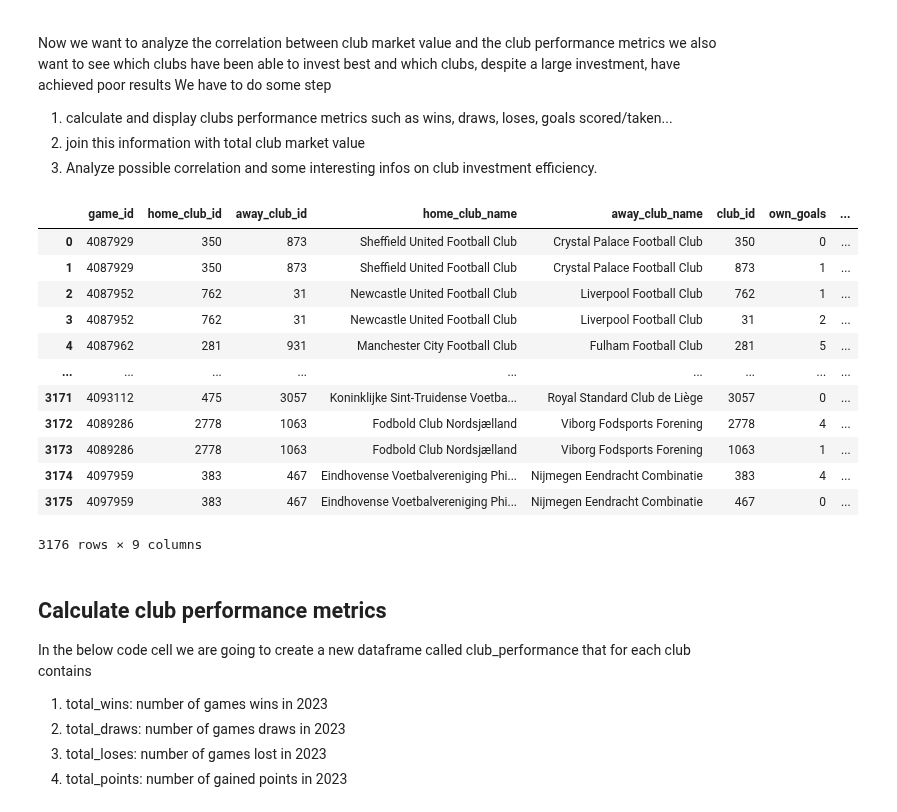
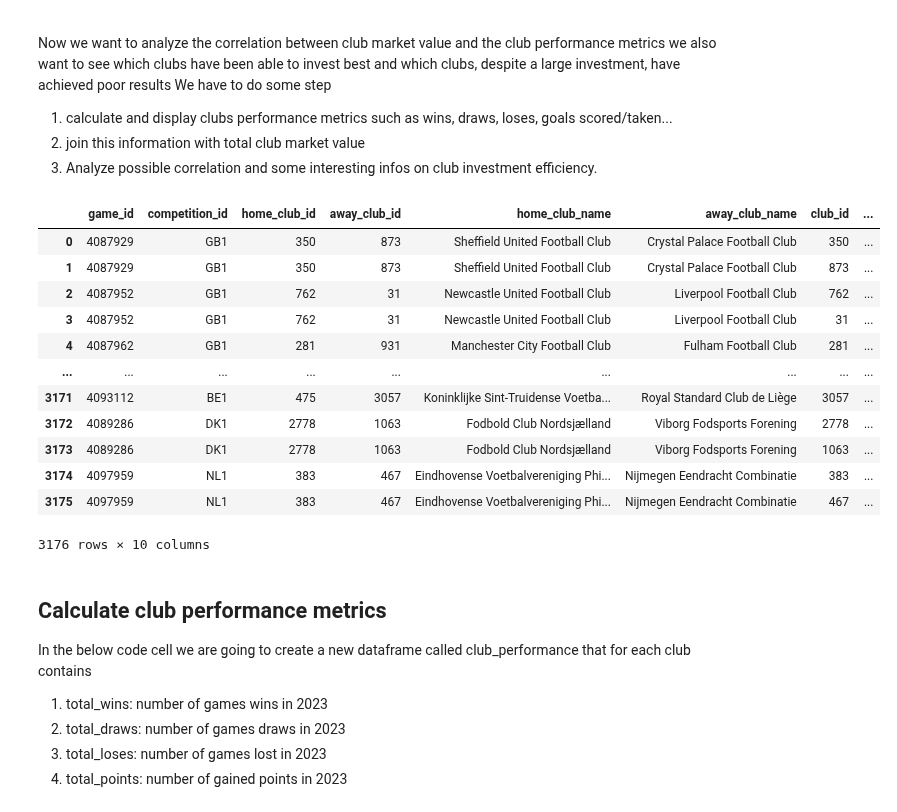
Before and after one commit to BonincontroL/IumTweb_project, a Jupyter notebook: solution/DataAnalysis/JupyterNotebooks/player_valuations.ipynb, the cells around one changed output. Drawn from its saved outputs; the diff is of its cells as text; code cells hidden in the pictures.

```diff
--- a/solution/DataAnalysis/JupyterNotebooks/player_valuations.ipynb
+++ b/solution/DataAnalysis/JupyterNotebooks/player_valuations.ipynb
@@ -238,30 +238,30 @@ We have to do some step
 # %%
 #load data from MongoDB database
 client = MongoClient('mongodb://localhost:27017/')
 db=client['MongoDB_project']
 collection_clubgames = db['clubgames']
 collection_games = db['games']
 documents_clubgames = collection_clubgames.find({},{'_id':0, 'game_id':1, 'club_id':1, 'own_goals':1, 'opponent_goals':1, 'is_win':1})
 selected_competitions=['DK1','ES1','FR1','IT1','NL1','PO1','GB1','UKR1','GR1','TR1','L1','RU1','SC1','BE1']
-documents_games = collection_games.find({'season':2023, 'competition_id':{'$in':selected_competitions}},{'_id':0, 'game_id':1,'home_club_name':1, 'away_club_name':1, 'home_club_id':1, 'away_club_id':1})
+documents_games = collection_games.find({'season':2023, 'competition_id':{'$in':selected_competitions}},{'_id':0, 'game_id':1,'home_club_name':1, 'away_club_name':1, 'home_club_id':1, 'away_club_id':1, 'competition_id':1})
 club_games_df = pd.DataFrame(list(documents_clubgames))
 games_df=pd.DataFrame(list(documents_games))
 games_df= pd.merge(games_df,club_games_df,on='game_id',how='inner')
 games_df
 # %% [output]
-|  | game_id | home_club_id | away_club_id | home_club_name | away_club_name | club_id | own_goals | ... |
-| 0 | 4087929 | 350 | 873 | Sheffield United Football Club | Crystal Palace Football Club | 350 | 0 | ... |
-| 1 | 4087929 | 350 | 873 | Sheffield United Football Club | Crystal Palace Football Club | 873 | 1 | ... |
-| 2 | 4087952 | 762 | 31 | Newcastle United Football Club | Liverpool Football Club | 762 | 1 | ... |
-| 3 | 4087952 | 762 | 31 | Newcastle United Football Club | Liverpool Football Club | 31 | 2 | ... |
-| 4 | 4087962 | 281 | 931 | Manchester City Football Club | Fulham Football Club | 281 | 5 | ... |
+|  | game_id | competition_id | home_club_id | away_club_id | home_club_name | away_club_name | club_id | ... |
+| 0 | 4087929 | GB1 | 350 | 873 | Sheffield United Football Club | Crystal Palace Football Club | 350 | ... |
+| 1 | 4087929 | GB1 | 350 | 873 | Sheffield United Football Club | Crystal Palace Football Club | 873 | ... |
+| 2 | 4087952 | GB1 | 762 | 31 | Newcastle United Football Club | Liverpool Football Club | 762 | ... |
+| 3 | 4087952 | GB1 | 762 | 31 | Newcastle United Football Club | Liverpool Football Club | 31 | ... |
+| 4 | 4087962 | GB1 | 281 | 931 | Manchester City Football Club | Fulham Football Club | 281 | ... |
 | ... | ... | ... | ... | ... | ... | ... | ... | ... |
-| 3171 | 4093112 | 475 | 3057 | Koninklijke Sint-Truidense Voetba... | Royal Standard Club de Liège | 3057 | 0 | ... |
-| 3172 | 4089286 | 2778 | 1063 | Fodbold Club Nordsjælland | Viborg Fodsports Forening | 2778 | 4 | ... |
-| 3173 | 4089286 | 2778 | 1063 | Fodbold Club Nordsjælland | Viborg Fodsports Forening | 1063 | 1 | ... |
-| 3174 | 4097959 | 383 | 467 | Eindhovense Voetbalvereniging Phi... | Nijmegen Eendracht Combinatie | 383 | 4 | ... |
-| 3175 | 4097959 | 383 | 467 | Eindhovense Voetbalvereniging Phi... | Nijmegen Eendracht Combinatie | 467 | 0 | ... |
+| 3171 | 4093112 | BE1 | 475 | 3057 | Koninklijke Sint-Truidense Voetba... | Royal Standard Club de Liège | 3057 | ... |
+| 3172 | 4089286 | DK1 | 2778 | 1063 | Fodbold Club Nordsjælland | Viborg Fodsports Forening | 2778 | ... |
+| 3173 | 4089286 | DK1 | 2778 | 1063 | Fodbold Club Nordsjælland | Viborg Fodsports Forening | 1063 | ... |
+| 3174 | 4097959 | NL1 | 383 | 467 | Eindhovense Voetbalvereniging Phi... | Nijmegen Eendracht Combinatie | 383 | ... |
+| 3175 | 4097959 | NL1 | 383 | 467 | Eindhovense Voetbalvereniging Phi... | Nijmegen Eendracht Combinatie | 467 | ... |
-3176 rows × 9 columns
+3176 rows × 10 columns
 # %% [markdown]
 ## Calculate club performance metrics
 In the below code cell we are going to create a new dataframe called club_performance that for each club contains
```
Also changed, not shown: parts of 17 cells of this notebook.
